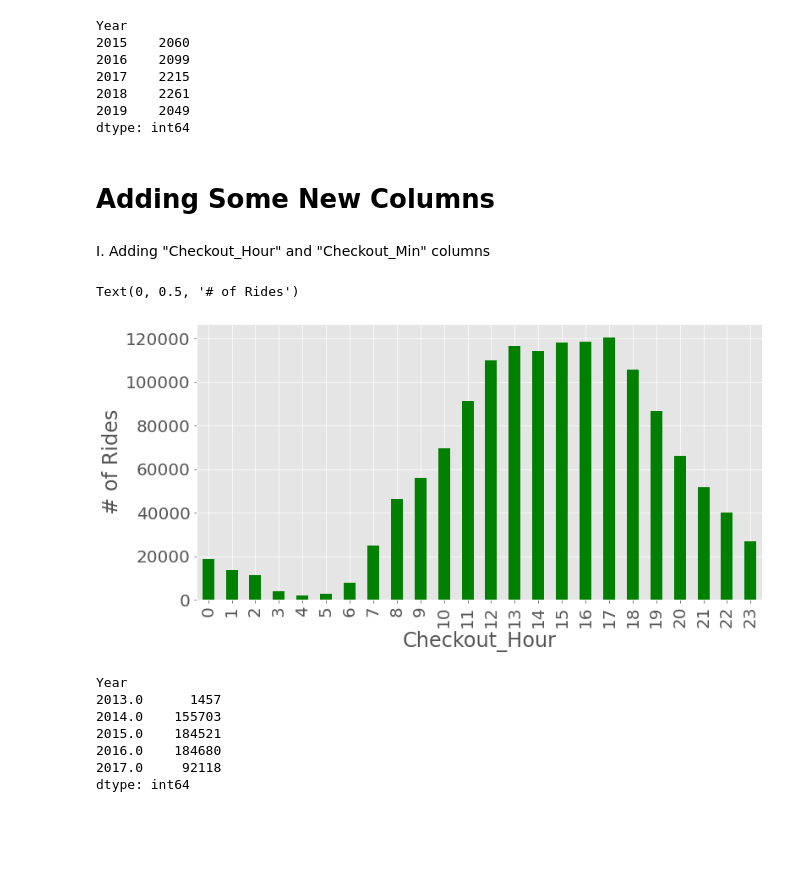
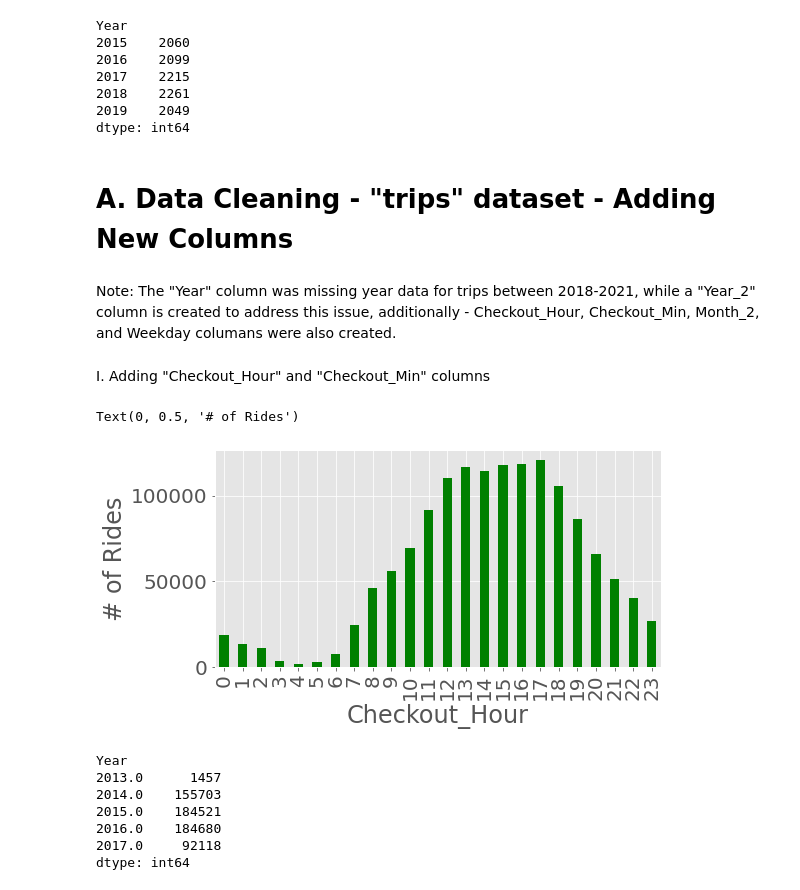
Before and after one commit to flyingcape/MetroBike, a Jupyter notebook: RawData_Clean_Organize.ipynb, the cells around one changed output. Cells and saved outputs as stored; diff of their text form; code cells hidden in the pictures; blank space fills up the shorter version.

```diff
--- a/RawData_Clean_Organize.ipynb
+++ b/RawData_Clean_Organize.ipynb
@@ -57,7 +93,9 @@ dtype: int64
 # %%
 survey_2019 = survey.loc[survey['Year'] == 2019]
 # %% [markdown]
-# Adding Some New Columns
+# A. Data Cleaning - "trips" dataset - Adding New Columns
+# %% [markdown]
+Note: The "Year" column was missing year data for trips between 2018-2021, while a "Year_2" column is created to address this issue, additionally - Checkout_Hour, Checkout_Min, Month_2, and Weekday columans were also created.
 # %% [markdown]
 I. Adding "Checkout_Hour" and "Checkout_Min" columns
 # %%
@@ -66,12 +104,13 @@ df_time_split = df_time.str.split(':',n=-1, expand=True)
 trips['Checkout_Hour']=pd.to_numeric(df_time_split[0])
 trips['Checkout_Min']=pd.to_numeric(df_time_split[1])
 # %%
-plt.figure(figsize = (12,6))
+# Checking if the "Checkout_Hour" data make sense
+plt.figure(figsize = (8,4))
 trips.groupby('Checkout_Hour').size().plot.bar(color = 'g')
 plt.ylabel('# of Rides')
 # %% [output]
 Text(0, 0.5, '# of Rides')
-[figure, old version]
+[figure, new version]
 # %%
 trips.groupby('Year').size()
 # %% [output]
```
Also changed, not shown: parts of 61 cells of this notebook, 1 other file.
